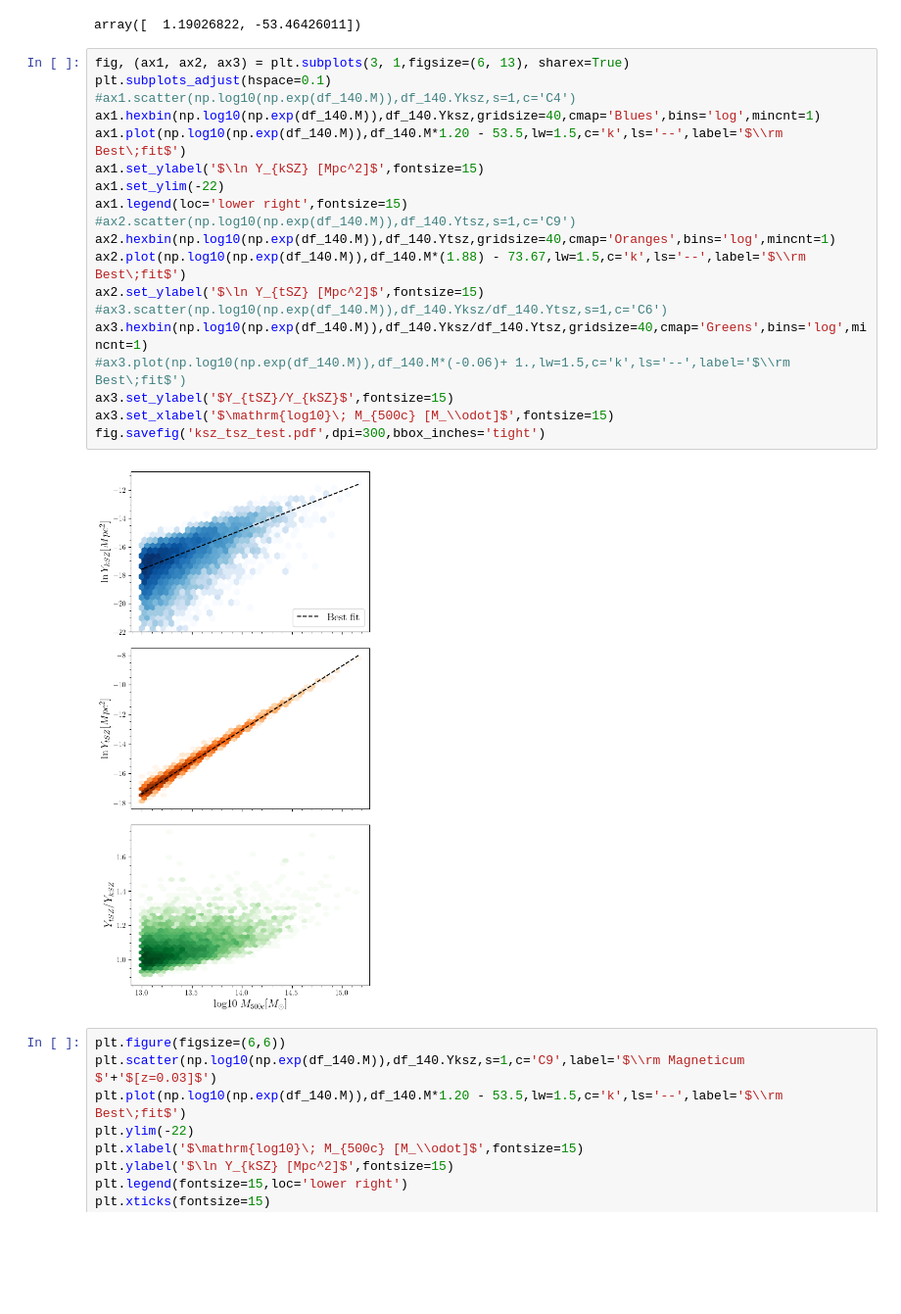
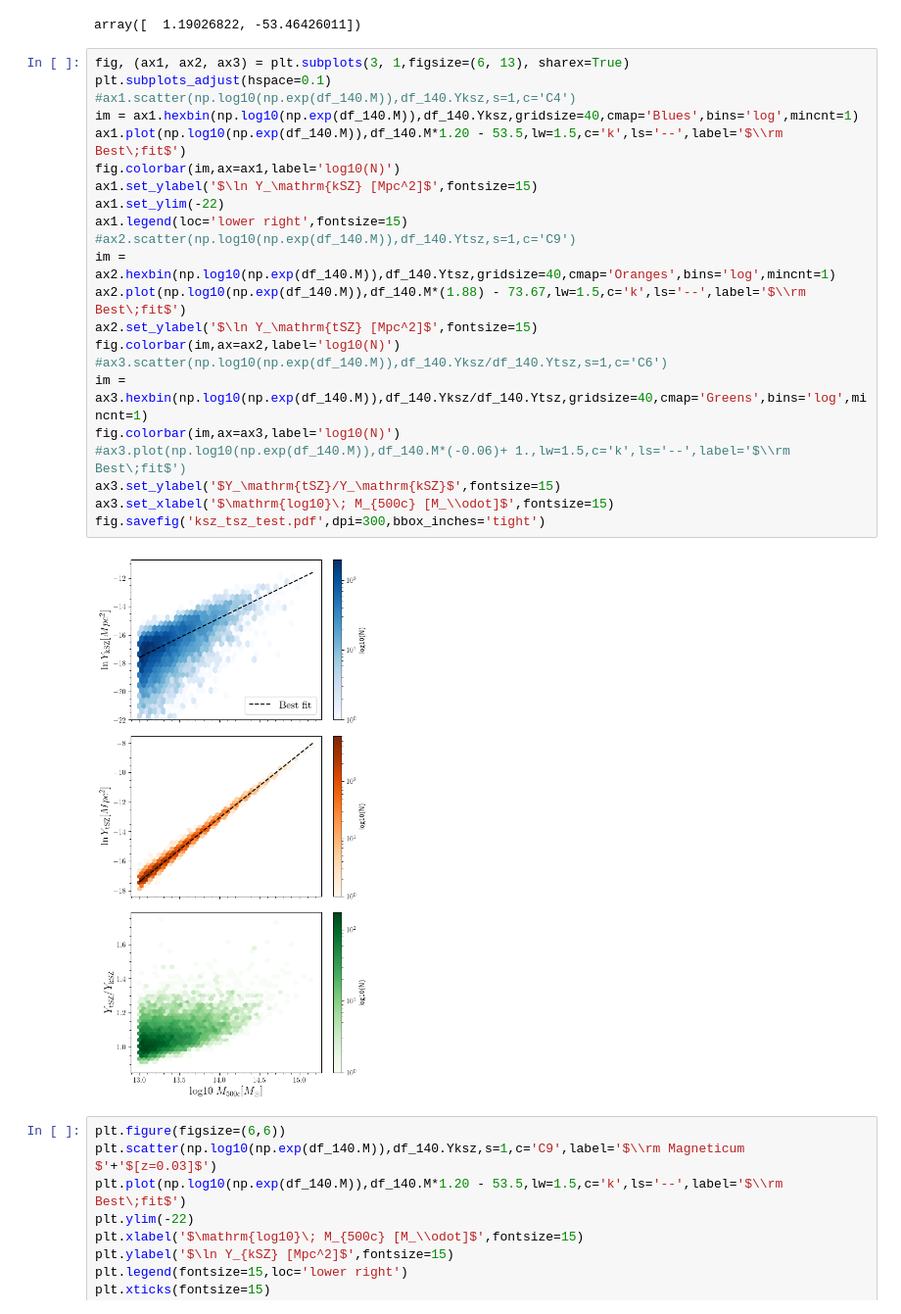
Before and after one commit to antolonappan/kSZscaler, a Jupyter notebook: Notebooks2/test1_r2.ipynb, the cells around one changed output. Shown at 98% size. Saved outputs shown, nothing was run; the diff lists cells and outputs as text; blank space fills up the shorter version.

```diff
--- a/Notebooks2/test1_r2.ipynb
+++ b/Notebooks2/test1_r2.ipynb
@@ -100,24 +103,27 @@ array([  1.19026822, -53.46426011])
 # %%
 fig, (ax1, ax2, ax3) = plt.subplots(3, 1,figsize=(6, 13), sharex=True)
 plt.subplots_adjust(hspace=0.1)
 #ax1.scatter(np.log10(np.exp(df_140.M)),df_140.Yksz,s=1,c='C4')
-ax1.hexbin(np.log10(np.exp(df_140.M)),df_140.Yksz,gridsize=40,cmap='Blues',bins='log',mincnt=1)
+im = ax1.hexbin(np.log10(np.exp(df_140.M)),df_140.Yksz,gridsize=40,cmap='Blues',bins='log',mincnt=1)
 ax1.plot(np.log10(np.exp(df_140.M)),df_140.M*1.20 - 53.5,lw=1.5,c='k',ls='--',label='$\\rm Best\;fit$')
-ax1.set_ylabel('$\ln Y_{kSZ} [Mpc^2]$',fontsize=15)
+fig.colorbar(im,ax=ax1,label='log10(N)')
+ax1.set_ylabel('$\ln Y_\mathrm{kSZ} [Mpc^2]$',fontsize=15)
 ax1.set_ylim(-22)
 ax1.legend(loc='lower right',fontsize=15)
 #ax2.scatter(np.log10(np.exp(df_140.M)),df_140.Ytsz,s=1,c='C9')
-ax2.hexbin(np.log10(np.exp(df_140.M)),df_140.Ytsz,gridsize=40,cmap='Oranges',bins='log',mincnt=1)
+im = ax2.hexbin(np.log10(np.exp(df_140.M)),df_140.Ytsz,gridsize=40,cmap='Oranges',bins='log',mincnt=1)
 ax2.plot(np.log10(np.exp(df_140.M)),df_140.M*(1.88) - 73.67,lw=1.5,c='k',ls='--',label='$\\rm Best\;fit$')
-ax2.set_ylabel('$\ln Y_{tSZ} [Mpc^2]$',fontsize=15)
+ax2.set_ylabel('$\ln Y_\mathrm{tSZ} [Mpc^2]$',fontsize=15)
+fig.colorbar(im,ax=ax2,label='log10(N)')
 #ax3.scatter(np.log10(np.exp(df_140.M)),df_140.Yksz/df_140.Ytsz,s=1,c='C6')
-ax3.hexbin(np.log10(np.exp(df_140.M)),df_140.Yksz/df_140.Ytsz,gridsize=40,cmap='Greens',bins='log',mincnt=1)
+im = ax3.hexbin(np.log10(np.exp(df_140.M)),df_140.Yksz/df_140.Ytsz,gridsize=40,cmap='Greens',bins='log',mincnt=1)
+fig.colorbar(im,ax=ax3,label='log10(N)')
 #ax3.plot(np.log10(np.exp(df_140.M)),df_140.M*(-0.06)+ 1.,lw=1.5,c='k',ls='--',label='$\\rm Best\;fit$')
-ax3.set_ylabel('$Y_{tSZ}/Y_{kSZ}$',fontsize=15)
+ax3.set_ylabel('$Y_\mathrm{tSZ}/Y_\mathrm{kSZ}$',fontsize=15)
 ax3.set_xlabel('$\mathrm{log10}\; M_{500c} [M_\\odot]$',fontsize=15)
 fig.savefig('ksz_tsz_test.pdf',dpi=300,bbox_inches='tight')
 # %% [output]
-[figure, old version]
+[figure, new version]
 # %%
 plt.figure(figsize=(6,6))
 plt.scatter(np.log10(np.exp(df_140.M)),df_140.Yksz,s=1,c='C9',label='$\\rm Magneticum $'+'$[z=0.03]$')
```
Also changed, not shown: parts of 5 cells of this notebook, 7 other files.
